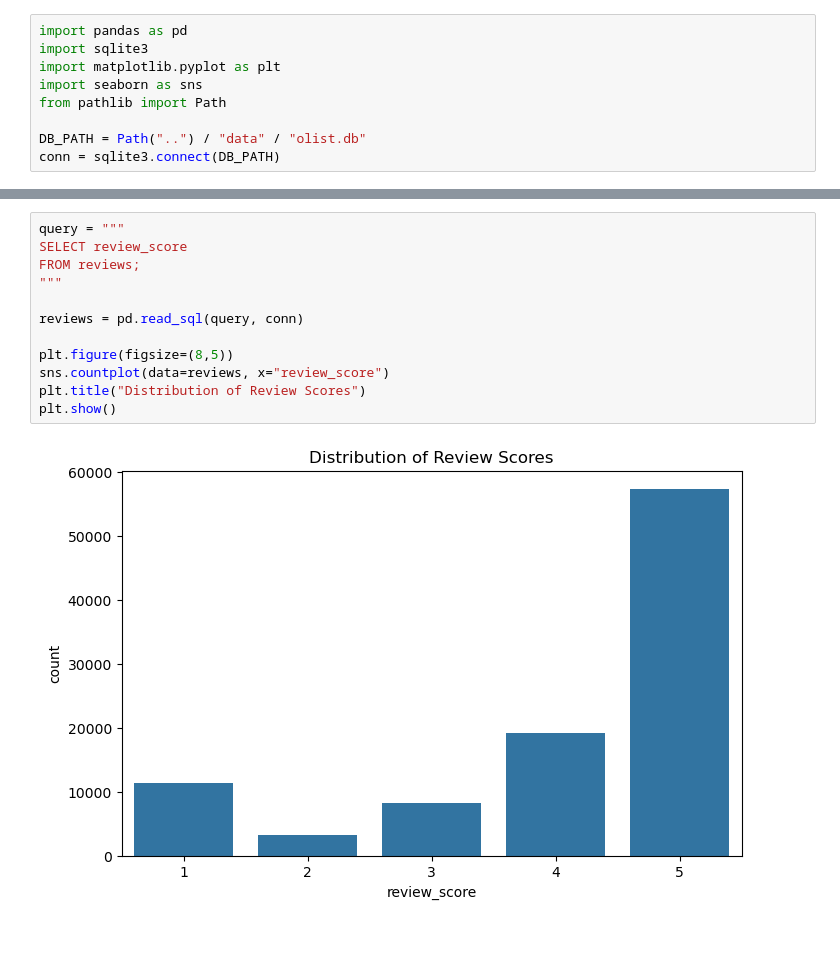
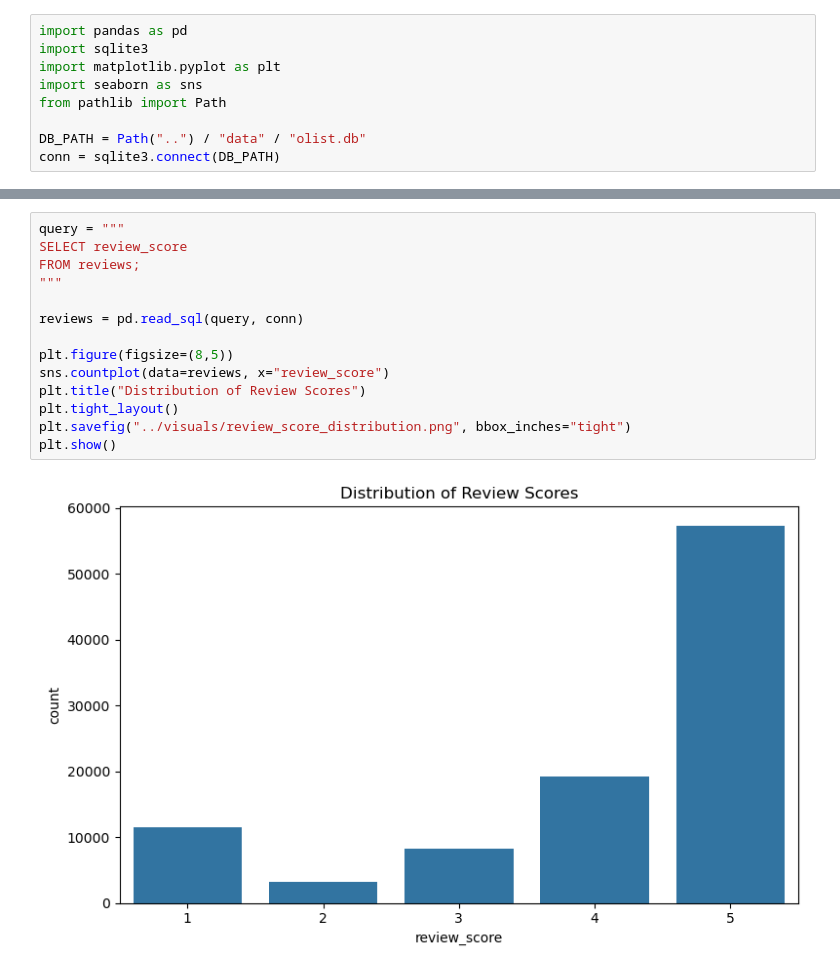
Before and after one commit to Anulee09/olist-retail-analytics, a Jupyter notebook: notebooks/03_python_eda.ipynb, the cells around one changed output, grey strips where cells are left out. Cells and saved outputs as stored; diff of their text form; blank space fills up the shorter version.

Commit message:
Add visuals to README

```diff
--- a/notebooks/03_python_eda.ipynb
+++ b/notebooks/03_python_eda.ipynb
@@ -61,14 +63,16 @@ plt.show()
 # %%
 query = """
 SELECT review_score
 FROM reviews;
 """
 
 reviews = pd.read_sql(query, conn)
 
 plt.figure(figsize=(8,5))
 sns.countplot(data=reviews, x="review_score")
 plt.title("Distribution of Review Scores")
+plt.tight_layout()
+plt.savefig("../visuals/review_score_distribution.png", bbox_inches="tight")
 plt.show()
 # %% [output]
-[figure, old version]
+[figure, new version]
```
Also changed, not shown: parts of 2 cells of this notebook, 4 other files.
